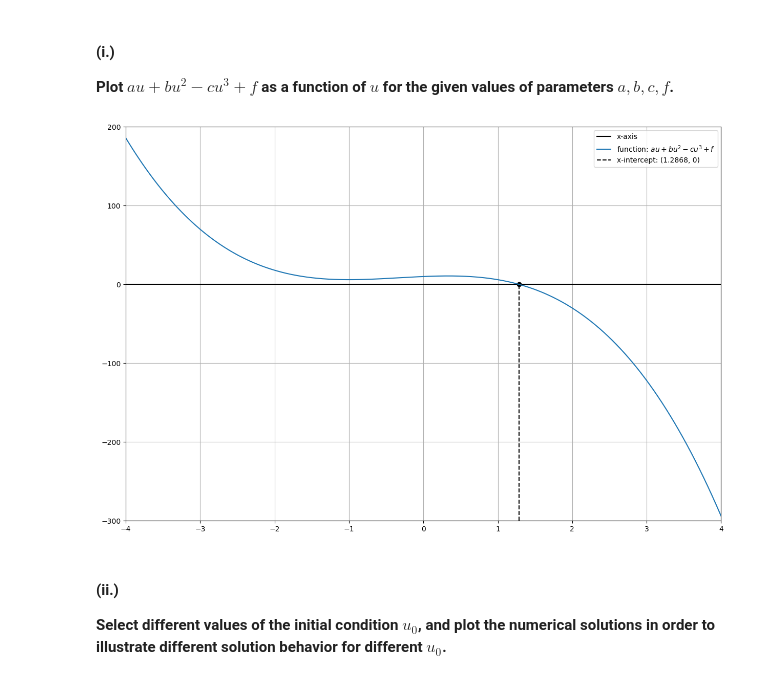
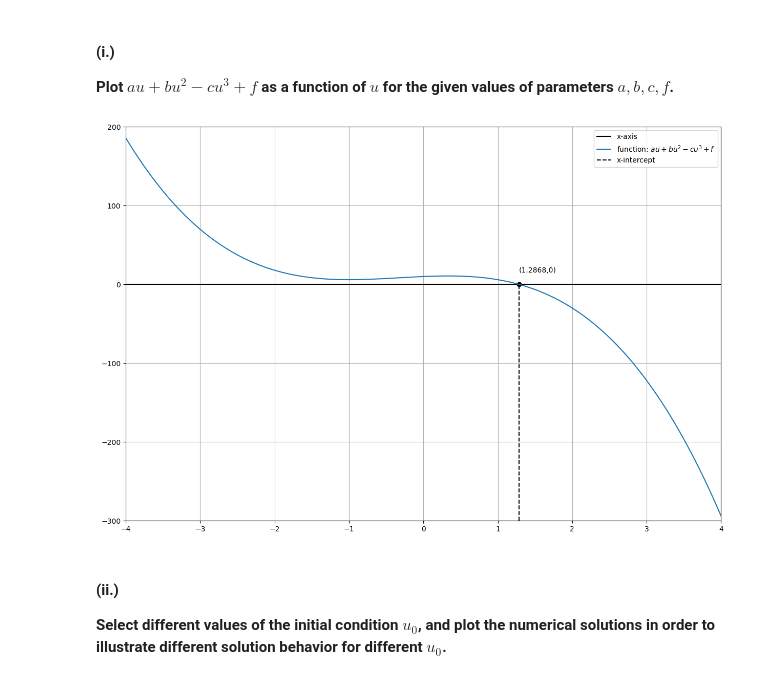
Before and after one commit to Stochastic1017/MATH_616, a Jupyter notebook: Homeworks/Homework 1/S_Sudhir_Homework_1.ipynb, the cells around one changed output. Saved outputs shown, nothing was run; the diff lists cells and outputs as text; code cells hidden in the pictures.

```diff
--- a/Homeworks/Homework 1/S_Sudhir_Homework_1.ipynb
+++ b/Homeworks/Homework 1/S_Sudhir_Homework_1.ipynb
@@ -239,35 +252,36 @@ def du_dt(a, b, c, f, u):
     - u: variable
     """
 
     return (a*u + b*u**2 - c*u**3 + f)
 
 xlim = [-4, 4]
 ylim = [-300, 200]
 
 u = np.linspace(xlim[0], xlim[1], 1000)
 u_diff_output = []
 for u_curr in u:
     u_diff_output.append(du_dt(a=a, b=b, c=c, f=f, u=u_curr))
 
 plt.figure(figsize=(15, 10))
 plt.plot([xlim[0], xlim[1]], [0,0], linestyle='-', color='black', label='x-axis')
 plt.plot(u, u_diff_output, label=f'function: $au + bu^2 - cu^3 + f$')
 
 plt.scatter(r[0].real, 0, color='black')
 plt.plot([r[0].real, r[0].real],
          [ylim[0], 0],
          linestyle='dashed',
          color='black',
-         label=f'x-intercept: ({r[0].real}, {0})')
+         label=f'x-intercept')
+plt.annotate(text=f"({r[0].real},0)", xy=[r[0].real, 15])
 
 plt.xlim(xlim[0], xlim[1])
 plt.ylim(ylim[0], ylim[1])
 
 plt.legend()
 plt.grid(True)
 plt.show()
 # %% [output]
-[figure, old version]
+[figure, new version]
 # %% [markdown]
 #### (ii.)
 
```
Also changed, not shown: parts of 7 cells of this notebook.
